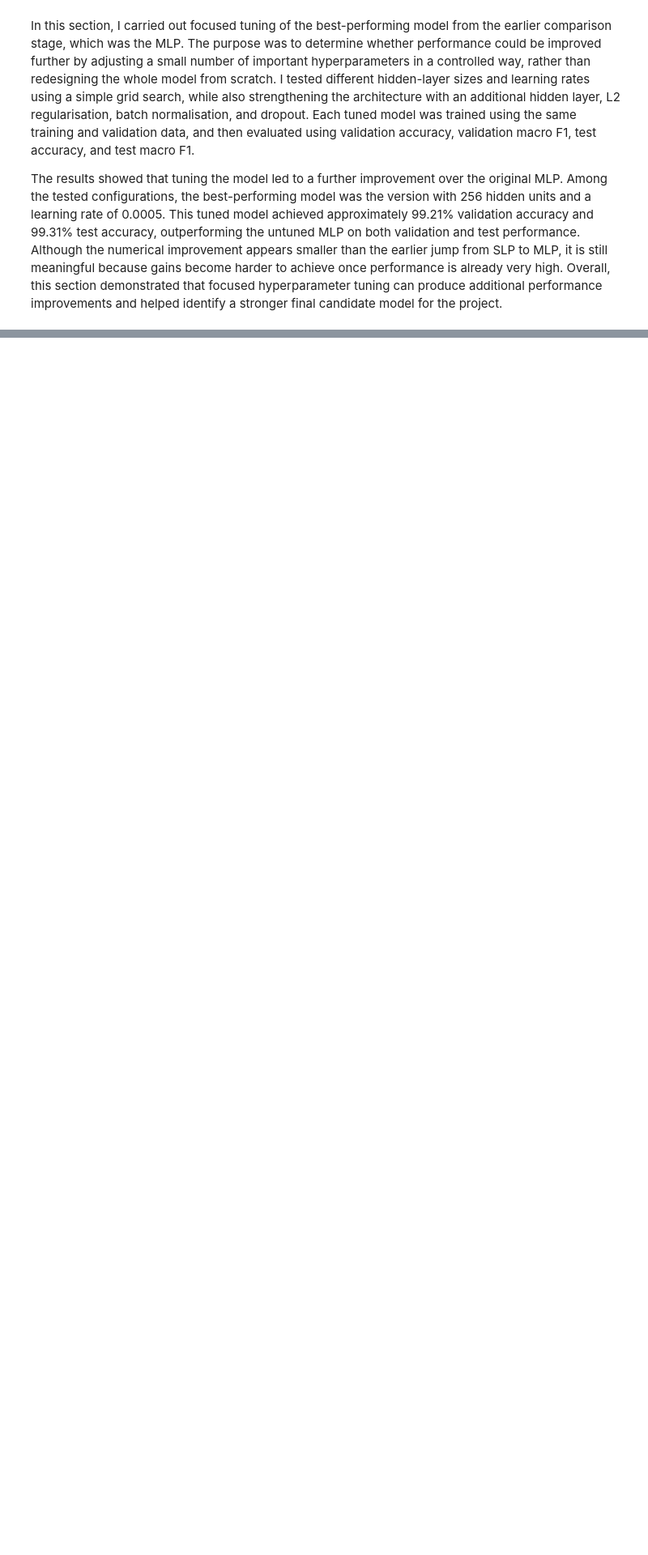
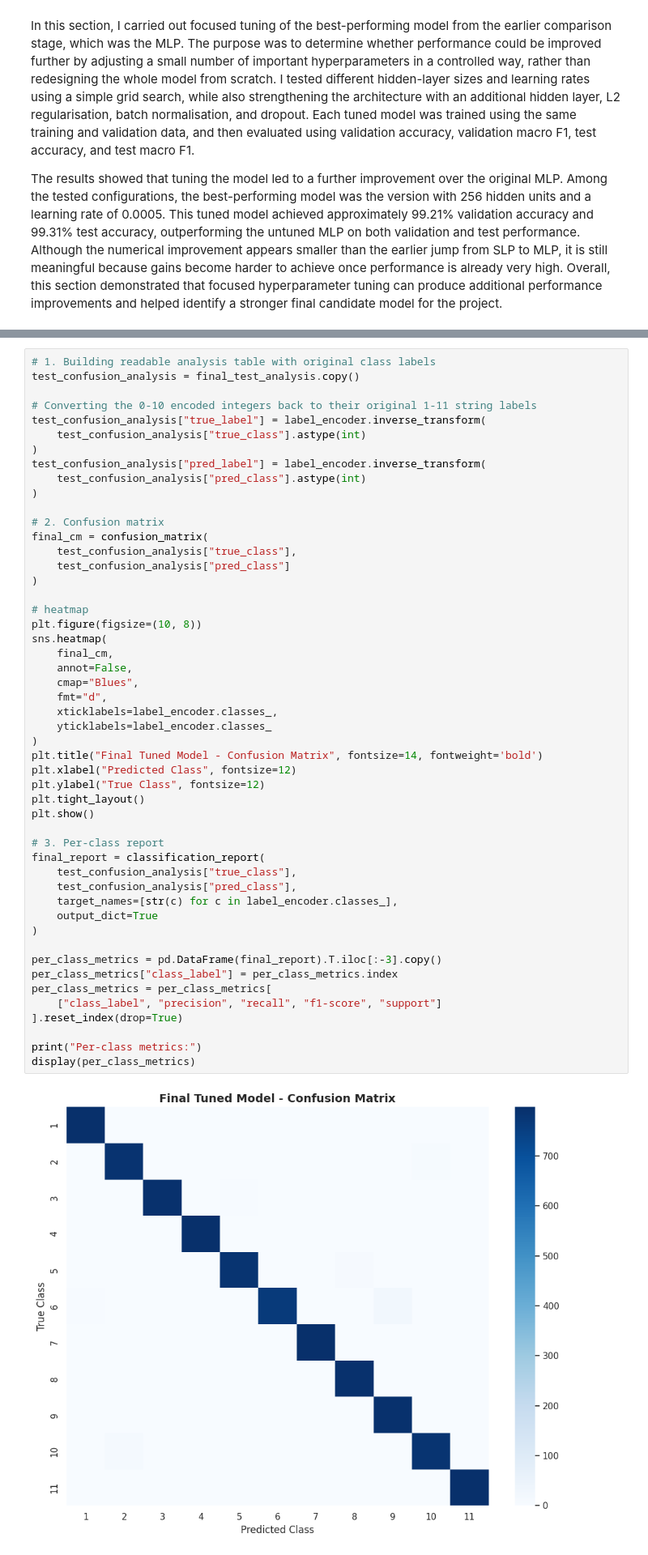
Before and after one commit to harshpre5/Artificial_Neural_Networks_14444188_HS_6009CMD, a Jupyter notebook: 14444188_ANN_PART_A.ipynb, the cells around one changed output, grey strips where cells are left out. Shown at 81% size. Saved outputs shown, nothing was run; the diff lists cells and outputs as text; blank space fills up the shorter version.

```diff
--- a/14444188_ANN_PART_A.ipynb
+++ b/14444188_ANN_PART_A.ipynb
@@ -1504,0 +1600,52 @@ The results showed that tuning the model led to a further improvement over the o
+# %%
+# 1. Building readable analysis table with original class labels
+test_confusion_analysis = final_test_analysis.copy()
+
+# Converting the 0-10 encoded integers back to their original 1-11 string labels
+test_confusion_analysis["true_label"] = label_encoder.inverse_transform(
+    test_confusion_analysis["true_class"].astype(int)
+)
+test_confusion_analysis["pred_label"] = label_encoder.inverse_transform(
+    test_confusion_analysis["pred_class"].astype(int)
+)
+
+# 2. Confusion matrix
+final_cm = confusion_matrix(
+    test_confusion_analysis["true_class"],
+    test_confusion_analysis["pred_class"]
+)
+
+# heatmap
+plt.figure(figsize=(10, 8))
+sns.heatmap(
+    final_cm,
+    annot=False,
+    cmap="Blues",
+    fmt="d",
+    xticklabels=label_encoder.classes_,
+    yticklabels=label_encoder.classes_
+)
+plt.title("Final Tuned Model - Confusion Matrix", fontsize=14, fontweight='bold')
+plt.xlabel("Predicted Class", fontsize=12)
+plt.ylabel("True Class", fontsize=12)
+plt.tight_layout()
+plt.show()
+
+# 3. Per-class report
+final_report = classification_report(
+    test_confusion_analysis["true_class"],
+    test_confusion_analysis["pred_class"],
+    target_names=[str(c) for c in label_encoder.classes_],
+    output_dict=True
+)
+
+per_class_metrics = pd.DataFrame(final_report).T.iloc[:-3].copy()
+per_class_metrics["class_label"] = per_class_metrics.index
+per_class_metrics = per_class_metrics[
+    ["class_label", "precision", "recall", "f1-score", "support"]
+].reset_index(drop=True)
+
+print("Per-class metrics:")
+display(per_class_metrics)
+# %% [output]
+[figure, added]
```
Also changed, not shown: parts of 11 cells of this notebook.
